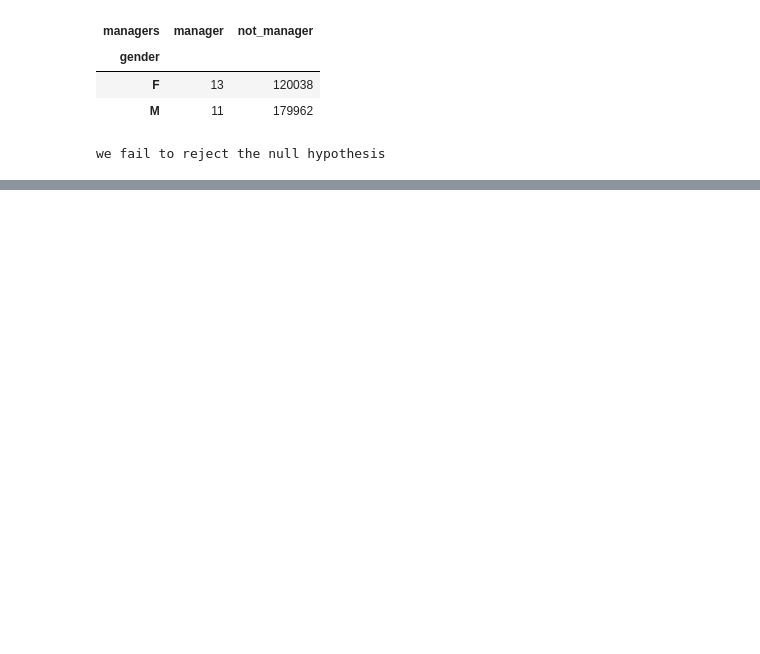
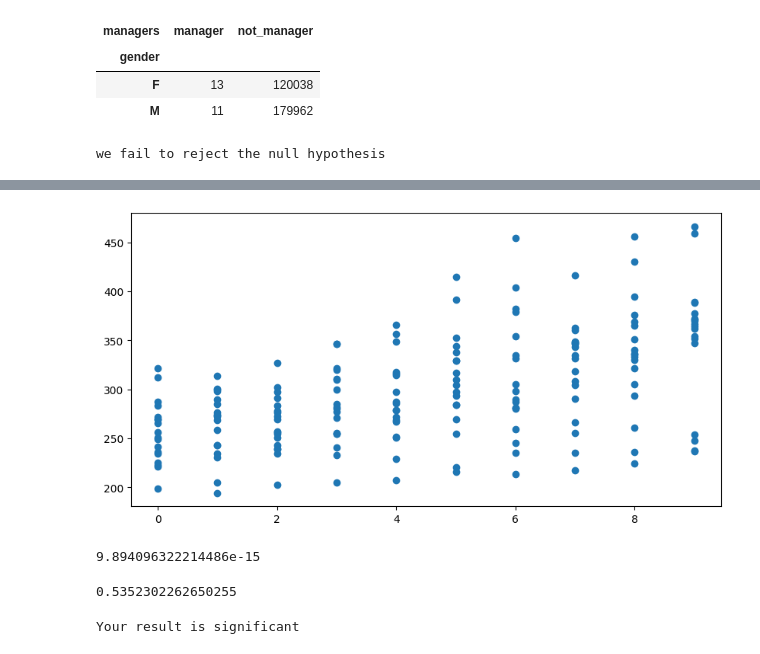
Before and after one commit to TheodoreQuansah/statistics-exercises, a Jupyter notebook: hypothesis_testing.ipynb, the cells around one changed output, grey strips where cells are left out. Cells and saved outputs as stored; diff of their text form; code cells hidden in the pictures; blank space fills up the shorter version.

```diff
--- a/hypothesis_testing.ipynb
+++ b/hypothesis_testing.ipynb
@@ -259,0 +517,3 @@ we fail to reject the null hypothesis
+# %%
+ss = data('sleepstudy')
+ss
@@ -259,0 +534,6 @@ we fail to reject the null hypothesis
+# %%
+plt.figure(figsize = (10, 5))
+plt.scatter(ss.Days, ss.Reaction)
+plt.show()
+# %% [output]
+[figure, added]
@@ -259,0 +542,18 @@ we fail to reject the null hypothesis
+# %%
+p
+# %% [output]
+9.894096322214486e-15
+# %%
+r
+# %% [output]
+0.5352302262650255
+# %%
+a = 0.05
+
+if p < a:
+    print('Your result is significant')
+
+else:
+    print('Your result is NOT significant')
+# %% [output]
+Your result is significant
```
Also changed, not shown: parts of 62 cells of this notebook.
